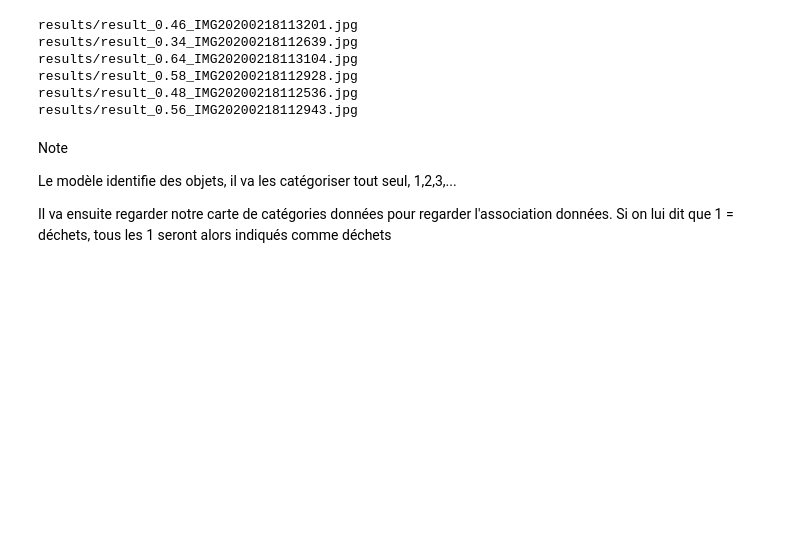
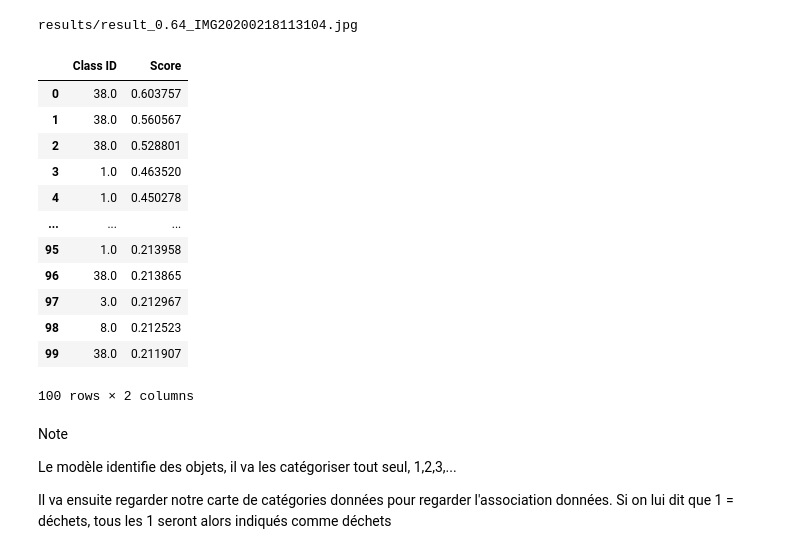
Before and after one commit to MatthieuHanania/PlasticDetection, a Jupyter notebook: Dowloading_a_model_whithout_retrain.ipynb, the cells around one changed output. Drawn from its saved outputs; the diff is of its cells as text; code cells hidden in the pictures; blank space fills up the shorter version.

```diff
--- a/Dowloading_a_model_whithout_retrain.ipynb
+++ b/Dowloading_a_model_whithout_retrain.ipynb
@@ -110,10 +119,10 @@ def load_image_into_numpy_array(path):
       (im_height, im_width, 3)).astype(np.uint8)
 
 # Load the COCO Label Map
-category_index = {
-    1: {'id': 1, 'name': 'plastic waste'},
 
-}
+category_index = {i: {'id': i, 'name': f'Class {i}'} for i in range(1, 91)}
+category_index[38] = {'id': 38, 'name': 'bottle'}
+category_index[44] = {'id': 44, 'name': 'plastic waste'}
 # %%
 def export_img(image_path,image_np_with_detections, score):
     result_folder = "results/"
@@ -130,6 +139,7 @@ def export_img(image_path,image_np_with_detections, score):
 import glob
 
 test_images_folder = 'test_images'
+predictions = {}
 
 images = glob.glob(test_images_folder+"/*.jpg")
 
@@ -152,11 +162,27 @@ for image_to_test_path in images:
 
   score = round(detections['detection_scores'][0][0].numpy(), 2)
 
+  predictions[image_to_test_path] = pd.DataFrame({
+    'Class ID': detections['detection_classes'][0].numpy().flatten(),
+    'Score': detections['detection_scores'][0].numpy().flatten()
+})
+
   export_img(image_to_test_path,image_np_with_detections,score)
 # %% [output]
-results/result_0.46_IMG20200218113201.jpg
-results/result_0.34_IMG20200218112639.jpg
 results/result_0.64_IMG20200218113104.jpg
-results/result_0.58_IMG20200218112928.jpg
-results/result_0.48_IMG20200218112536.jpg
-results/result_0.56_IMG20200218112943.jpg
+# %%
+predictions['test_images/IMG20200218113211.jpg']
+# %% [output]
+|  | Class ID | Score |
+| 0 | 38.0 | 0.603757 |
+| 1 | 38.0 | 0.560567 |
+| 2 | 38.0 | 0.528801 |
+| 3 | 1.0 | 0.463520 |
+| 4 | 1.0 | 0.450278 |
+| ... | ... | ... |
+| 95 | 1.0 | 0.213958 |
+| 96 | 38.0 | 0.213865 |
+| 97 | 3.0 | 0.212967 |
+| 98 | 8.0 | 0.212523 |
+| 99 | 38.0 | 0.211907 |
+100 rows × 2 columns
```
Also changed, not shown: parts of 7 cells of this notebook.
